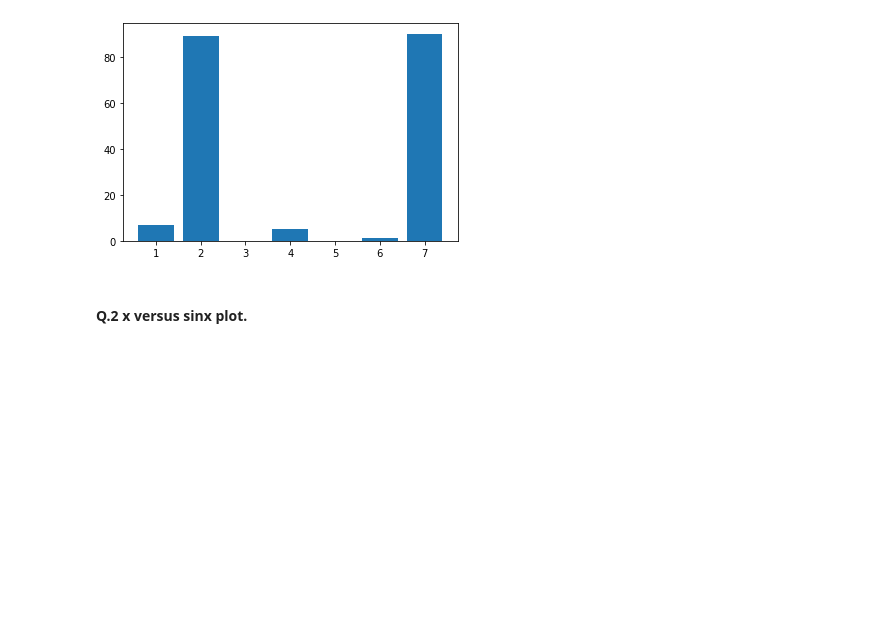
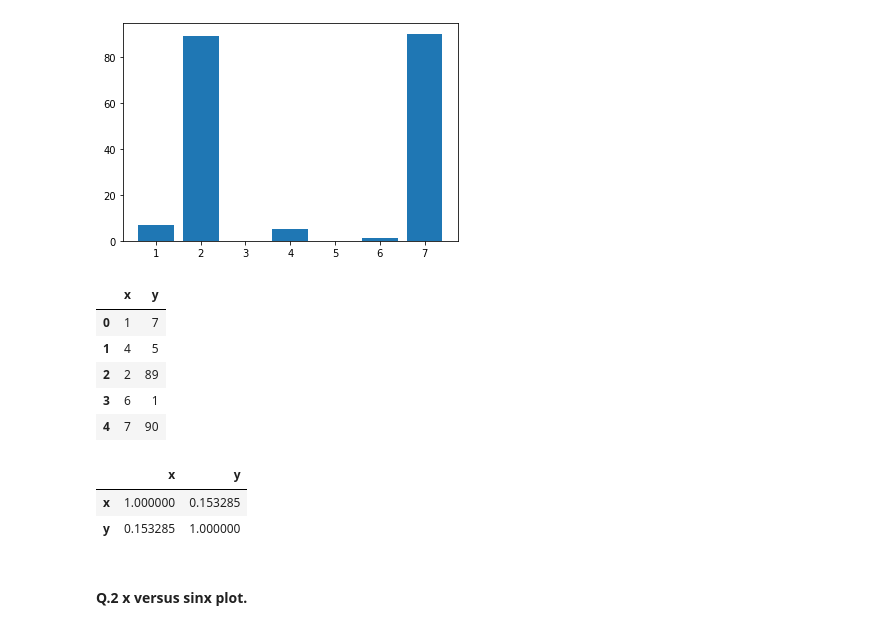
Before and after one commit to llohar/Python_FinalAss., a Jupyter notebook: Python_Final_Ass.ipynb, the cells around one changed output. Drawn from its saved outputs; the diff is of its cells as text; code cells hidden in the pictures; blank space fills up the shorter version.

```diff
--- a/Python_Final_Ass.ipynb
+++ b/Python_Final_Ass.ipynb
@@ -387,5 +387,23 @@ plt.bar(x=X,height=Y)
 plt.show()
 # %% [output]
 [figure]
+# %%
+df=pd.DataFrame({"x":[1,4,2,6,7],
+                 "y":[7,5,89,1,90]})
+# %%
+df
+# %% [output]
+|  | x | y |
+| 0 | 1 | 7 |
+| 1 | 4 | 5 |
+| 2 | 2 | 89 |
+| 3 | 6 | 1 |
+| 4 | 7 | 90 |
+# %%
+df.corr()
+# %% [output]
+|  | x | y |
+| x | 1.000000 | 0.153285 |
+| y | 0.153285 | 1.000000 |
 # %% [markdown]
 #### **Q.2 x versus sinx plot.**
```
Also changed, not shown: parts of 3 cells of this notebook.
